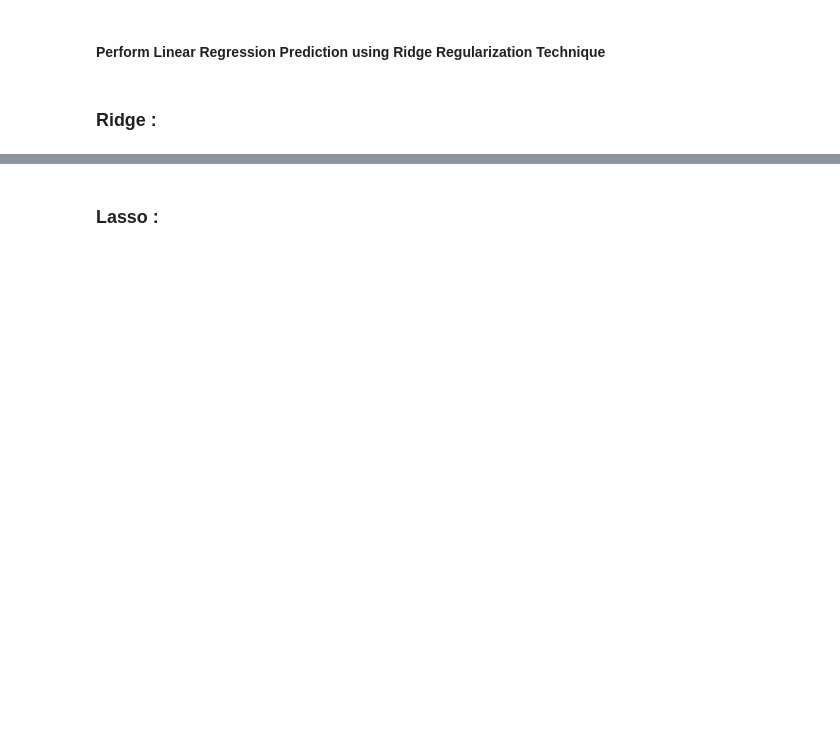
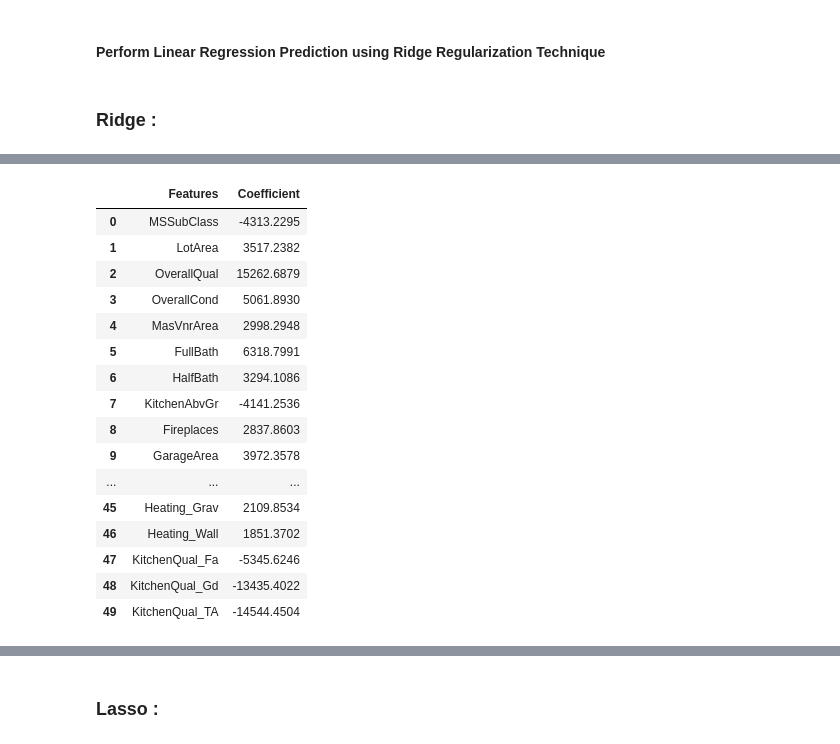
Before and after one commit to devimur2021/Australian-Housing-Prediction, a Jupyter notebook: Australian Housing Prediction.ipynb, the cells around one changed output, grey strips where cells are left out. Drawn from its saved outputs; the diff is of its cells as text; code cells hidden in the pictures; blank space fills up the shorter version.

```diff
--- a/Australian Housing Prediction.ipynb
+++ b/Australian Housing Prediction.ipynb
@@ -544,6 +695,6 @@ print(cv_result.best_params_)
 # %%
-#Fitting Ridge model for alpha = 100 and printing coefficients which have been penalised
-alpha = 100
+#Fitting Ridge model for alpha = 20 and printing coefficients which have been penalised
+alpha = 20
 ridge = Ridge(alpha=alpha)
 
 ridge.fit(X_train, y_train)
@@ -614,0 +786,24 @@ metric2
+# %%
+# Put the Features and coefficienst in a dataframe
+
+ridge_df = pd.DataFrame({'Features':X_train.columns, 'Coefficient':ridge.coef_.round(4)})
+ridge_df.reset_index(drop=True, inplace=True)
+ridge_df
+# %% [output]
+|  | Features | Coefficient |
+| 0 | MSSubClass | -4313.2295 |
+| 1 | LotArea | 3517.2382 |
+| 2 | OverallQual | 15262.6879 |
+| 3 | OverallCond | 5061.8930 |
+| 4 | MasVnrArea | 2998.2948 |
+| 5 | FullBath | 6318.7991 |
+| 6 | HalfBath | 3294.1086 |
+| 7 | KitchenAbvGr | -4141.2536 |
+| 8 | Fireplaces | 2837.8603 |
+| 9 | GarageArea | 3972.3578 |
+| ... | ... | ... |
+| 45 | Heating_Grav | 2109.8534 |
+| 46 | Heating_Wall | 1851.3702 |
+| 47 | KitchenQual_Fa | -5345.6246 |
+| 48 | KitchenQual_Gd | -13435.4022 |
+| 49 | KitchenQual_TA | -14544.4504 |
```
Also changed, not shown: parts of 39 cells of this notebook.
